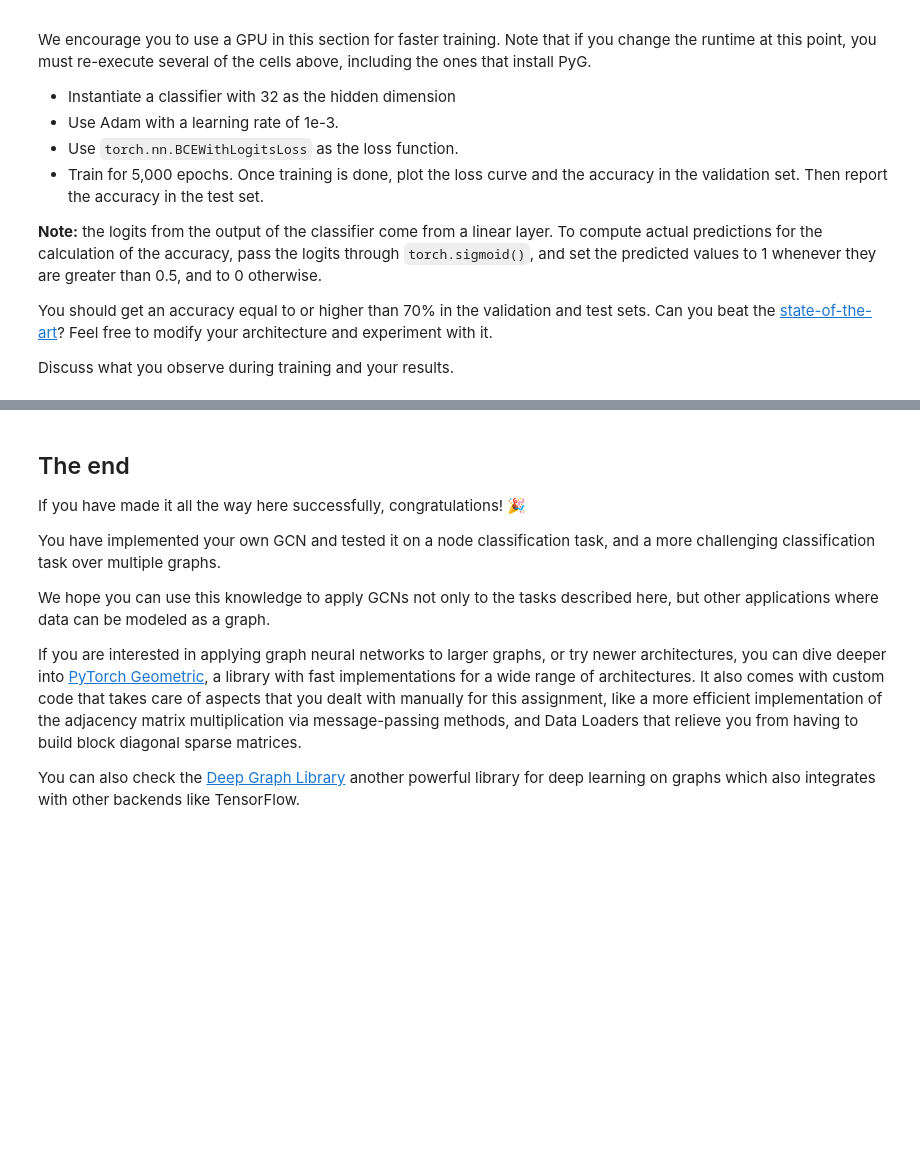
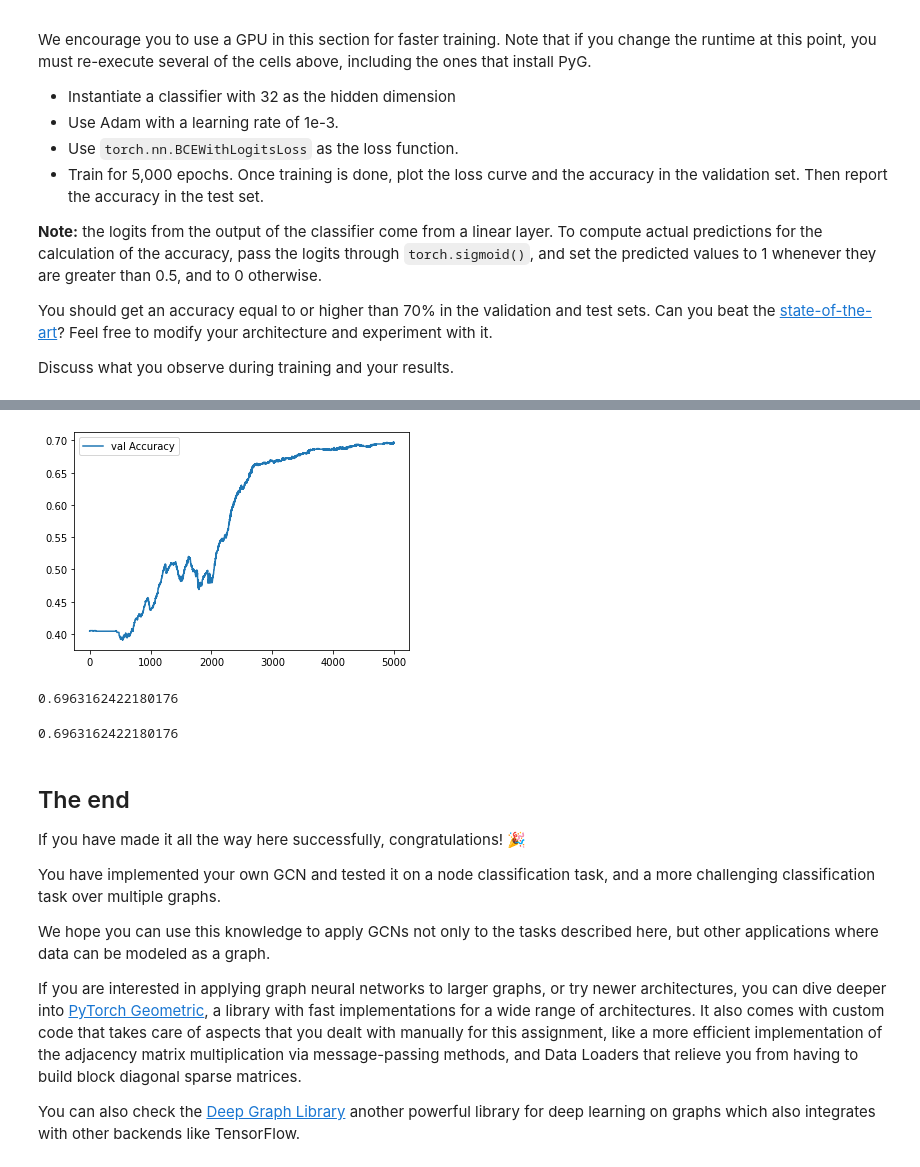
Before and after one commit to Jpayanshi/GCN-Assignment, a Jupyter notebook: Copy_of_assignment_4b.ipynb, the cells around one changed output, grey strips where cells are left out. Cells and saved outputs as stored; diff of their text form; code cells hidden in the pictures; blank space fills up the shorter version.

```diff
--- a/Copy_of_assignment_4b.ipynb
+++ b/Copy_of_assignment_4b.ipynb
@@ -848,3 +881,31 @@ ValueError: ignored
+# %%
+plt.plot(val_accuracies, label='val Accuracy')
+plt.legend()
+plt.show()
+# %% [output]
+[figure, added]
+# %%
+gc.eval()
+with torch.no_grad():
+    v_logits = gc(test_features, valid_a_norm,valid_batch_idx) #test_a_norm, test_features, test_batch_idx, test_labels
+    v_logits = torch.sigmoid(v_logits)
+    val_accuracy = accuracy(v_logits, valid_labels)
+
+
+val_accuracy
+# %% [output]
+0.6963162422180176
+# %%
+# Test
+gc.eval()
+with torch.no_grad():
+    test_logits = gc(test_features, test_a_norm, test_batch_idx) #test_a_norm, test_features, test_batch_idx, test_labels
+    test_logits = torch.sigmoid(test_logits)
+    test_accuracy = accuracy(test_logits, test_labels)
+
+test_accuracy
+# %% [output]
+0.6963162422180176
 # %% [markdown]
 ## The end
 
```
Also changed, not shown: parts of 9 cells of this notebook.
